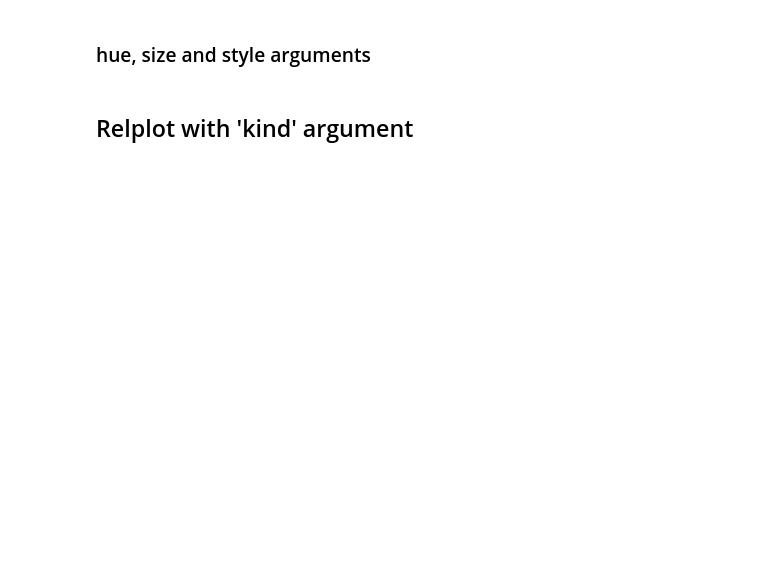
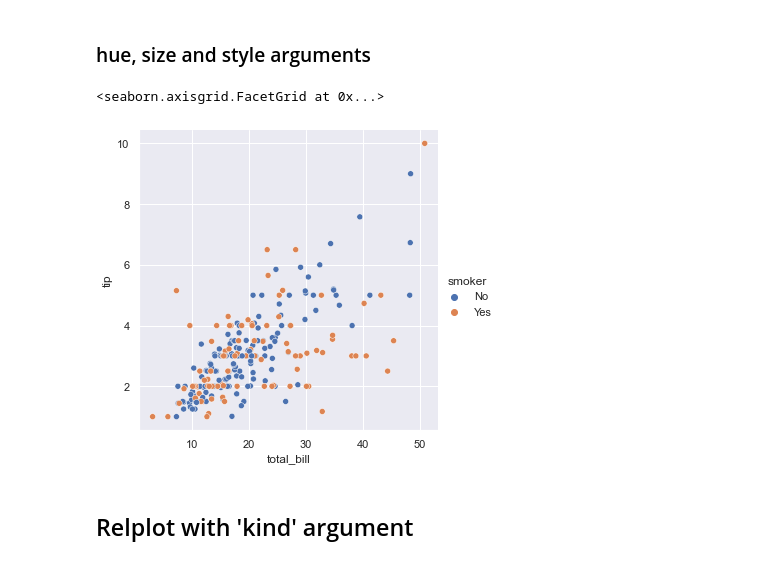
Before and after one commit to CodeupClassroom/hopper-data-science-libraries, a Jupyter notebook: seaborn-lesson.ipynb, the cells around one changed output. Saved outputs shown, nothing was run; the diff lists cells and outputs as text; code cells hidden in the pictures; blank space fills up the shorter version.

```diff
--- a/seaborn-lesson.ipynb
+++ b/seaborn-lesson.ipynb
@@ -74,7 +130,14 @@ sns.set()  # Alias for sns.set_theme()
 # %%
 # visualize if relationship is different for smoker vs non-smoker (use hue argument)
 
-# sns.relplot(data = tips, x = 'total_bill', y = 'tip')
+sns.relplot(data = tips, x = 'total_bill', y = 'tip',
+           hue = 'smoker',
+#            style = 'smoker',
+#            size = 'size'
+           )
+# %% [output]
+<seaborn.axisgrid.FacetGrid at 0x...>
+[figure, added]
 # %% [markdown]
 ## Relplot with 'kind' argument
 # %%
```
Also changed, not shown: parts of 46 cells of this notebook.
